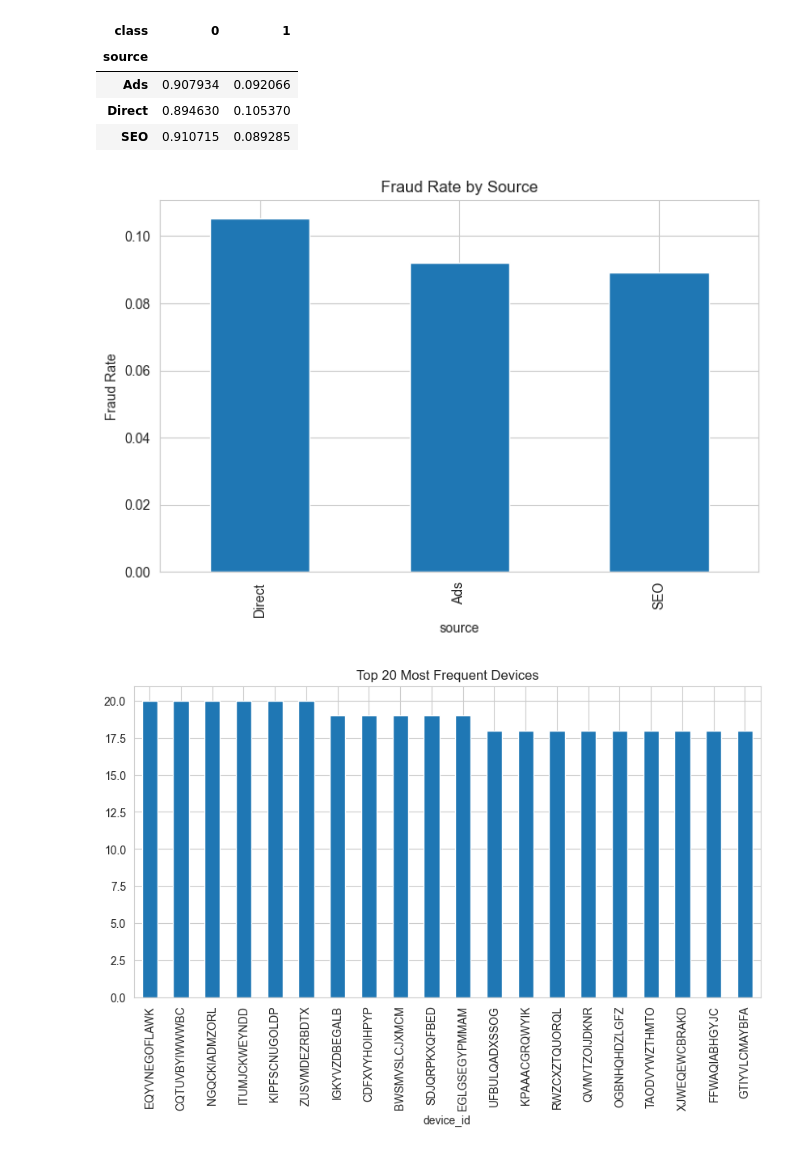
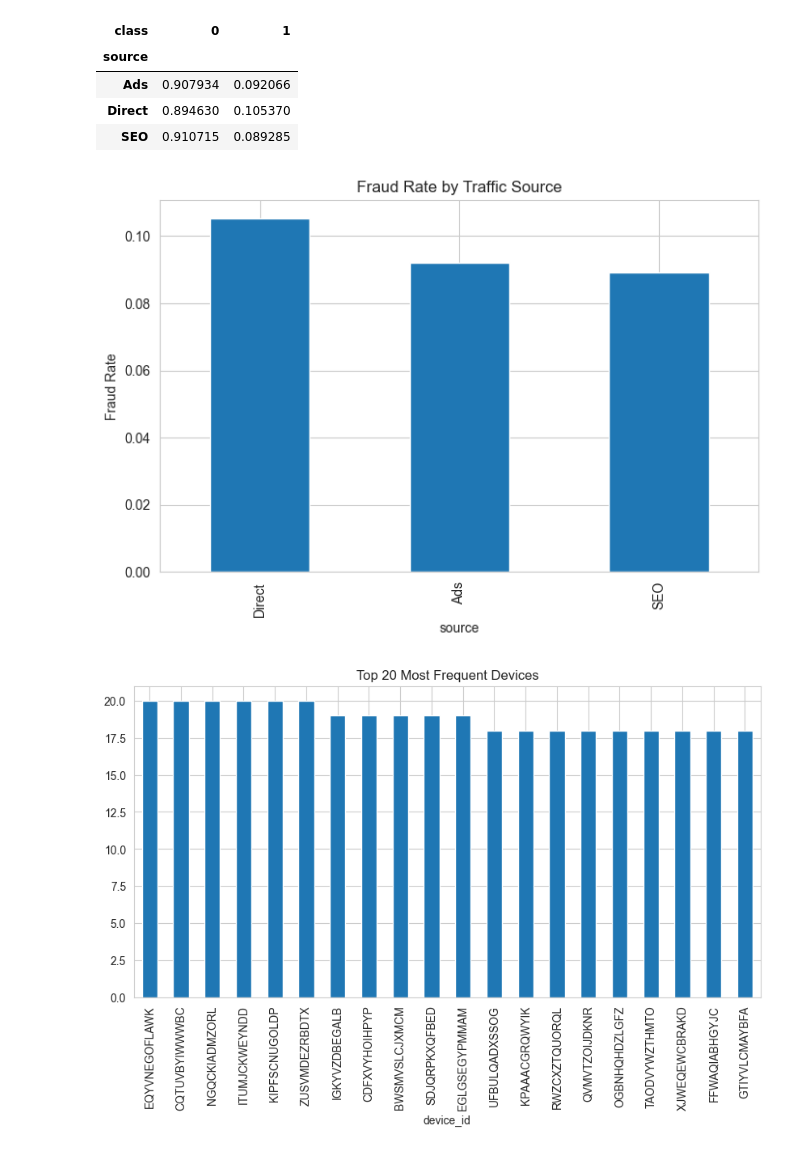
Before and after one commit to Dana-21-21/fraud-detection, a Jupyter notebook: notebooks/eda-fraud-data.ipynb, the cells around one changed output. Saved outputs shown, nothing was run; the diff lists cells and outputs as text; code cells hidden in the pictures.

```diff
--- a/notebooks/eda-fraud-data.ipynb
+++ b/notebooks/eda-fraud-data.ipynb
@@ -104,3 +104,7 @@ duplicates = fraud_df.duplicated().sum()
 print(f"Duplicate Rows: {duplicates}")
 # %% [output]
 Duplicate Rows: 0
+# %%
+fraud_df = fraud_df.drop_duplicates()
+
+fraud_df.duplicated().sum()
@@ -349,18 +355,18 @@ source_fraud
 # %%
 source_fraud[1].sort_values(
     ascending=False
 ).plot(
     kind="bar",
     figsize=(8,5)
 )
 
-plt.title("Fraud Rate by Source")
+plt.title("Fraud Rate by Traffic Source")
 
 plt.ylabel("Fraud Rate")
 
 plt.show()
 # %% [output]
-[figure, old version]
+[figure, new version]
 # %%
 top_devices = fraud_df["device_id"].value_counts().head(20)
 
```
Also changed, not shown: parts of 1 cell of this notebook, 2 other files.
